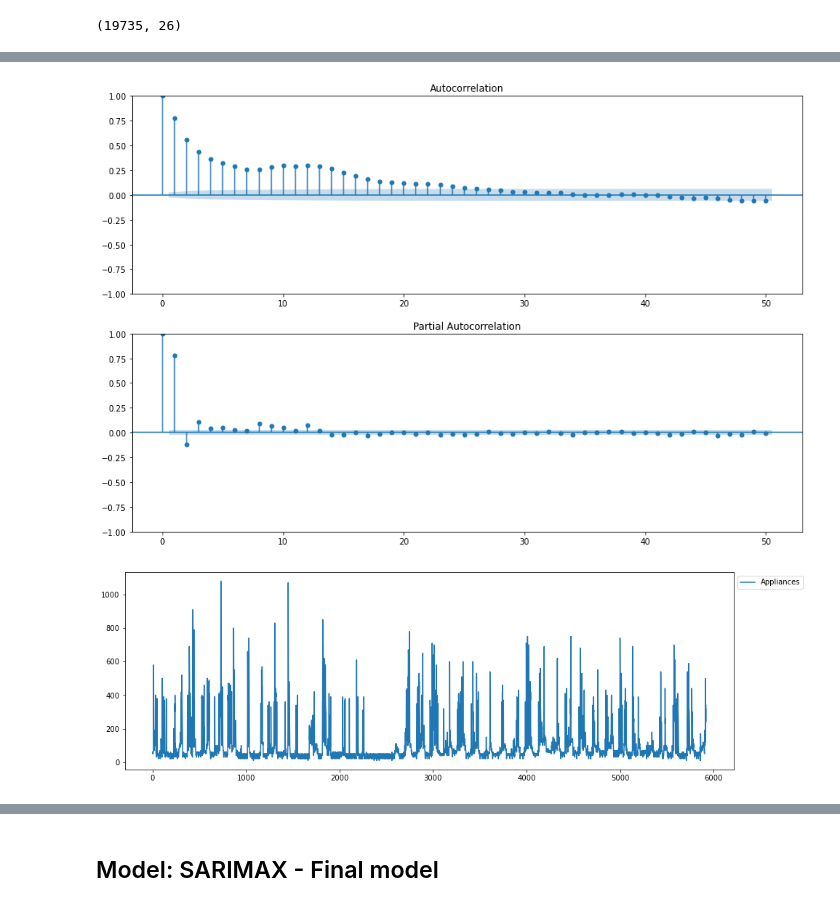
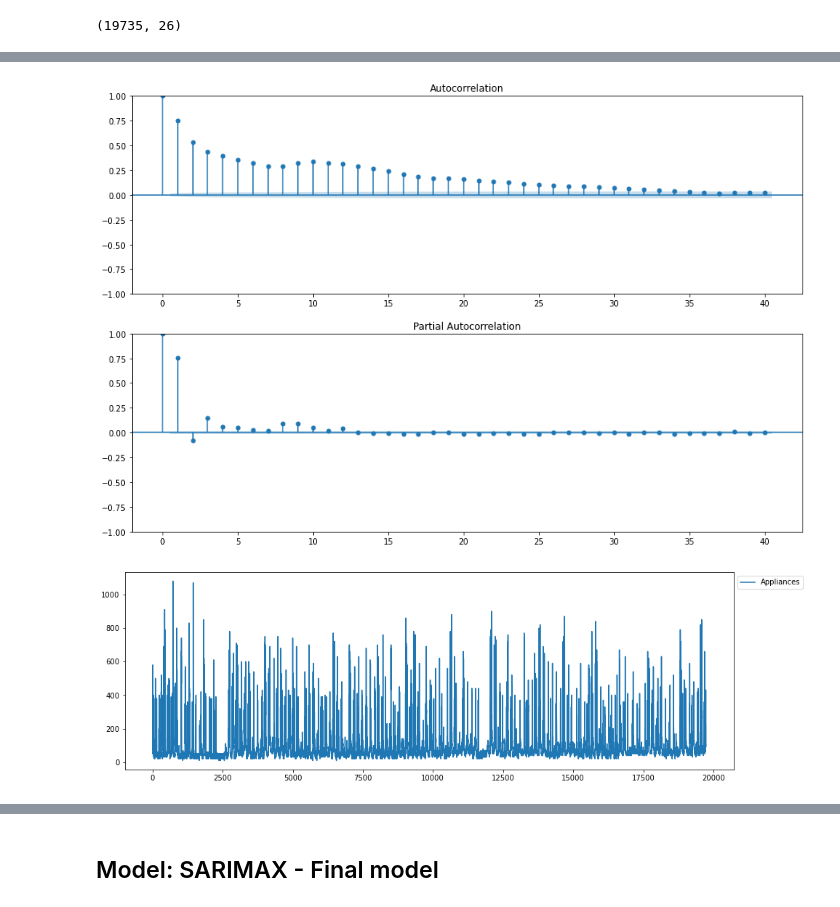
Before and after one commit to MatheusCascalho/Appliance-Energy-Prediction, a Jupyter notebook: notebooks/experimentos_artigo/artigo_appliances/SARIMAX.ipynb, the cells around one changed output, grey strips where cells are left out. Saved outputs shown, nothing was run; the diff lists cells and outputs as text; code cells hidden in the pictures.

```diff
--- a/notebooks/experimentos_artigo/artigo_appliances/SARIMAX.ipynb
+++ b/notebooks/experimentos_artigo/artigo_appliances/SARIMAX.ipynb
@@ -90,0 +81,3 @@ data.head()
+# %%
+data = series_to_supervised_miso(data, 1, 1,endog_var='Appliances')
+data.head()
@@ -149,17 +146,17 @@ pyplot.show()
 # %%
 #Correlograms
 fig,ax= plt.subplots(2,1, figsize=(15,10))
-fig=sm.tsa.graphics.plot_acf(train_y, lags=50, ax=ax[0])
-fig=sm.tsa.graphics.plot_pacf(train_y, lags=50, ax=ax[1])
+fig=sm.tsa.graphics.plot_acf(data['Appliances(t)'], lags=40, ax=ax[0])
+fig=sm.tsa.graphics.plot_pacf(data['Appliances(t)'], lags=40, ax=ax[1])
 plt.show()
 # %% [output]
-[figure, old version]
+[figure, new version]
 # %%
 fig, ax = plt.subplots(nrows=1, ncols=1, figsize=[15, 5])
-ax.plot(train_y, label='Appliances')
+ax.plot(data['Appliances(t)'], label='Appliances')
 handles, labels = ax.get_legend_handles_labels()
 lgd = ax.legend(handles, labels, loc=2, bbox_to_anchor=(1, 1))
 plt.show()
 # %% [output]
-[figure, old version]
+[figure, new version]
 # %%
```
Also changed, not shown: parts of 23 cells of this notebook, 7 other files.
